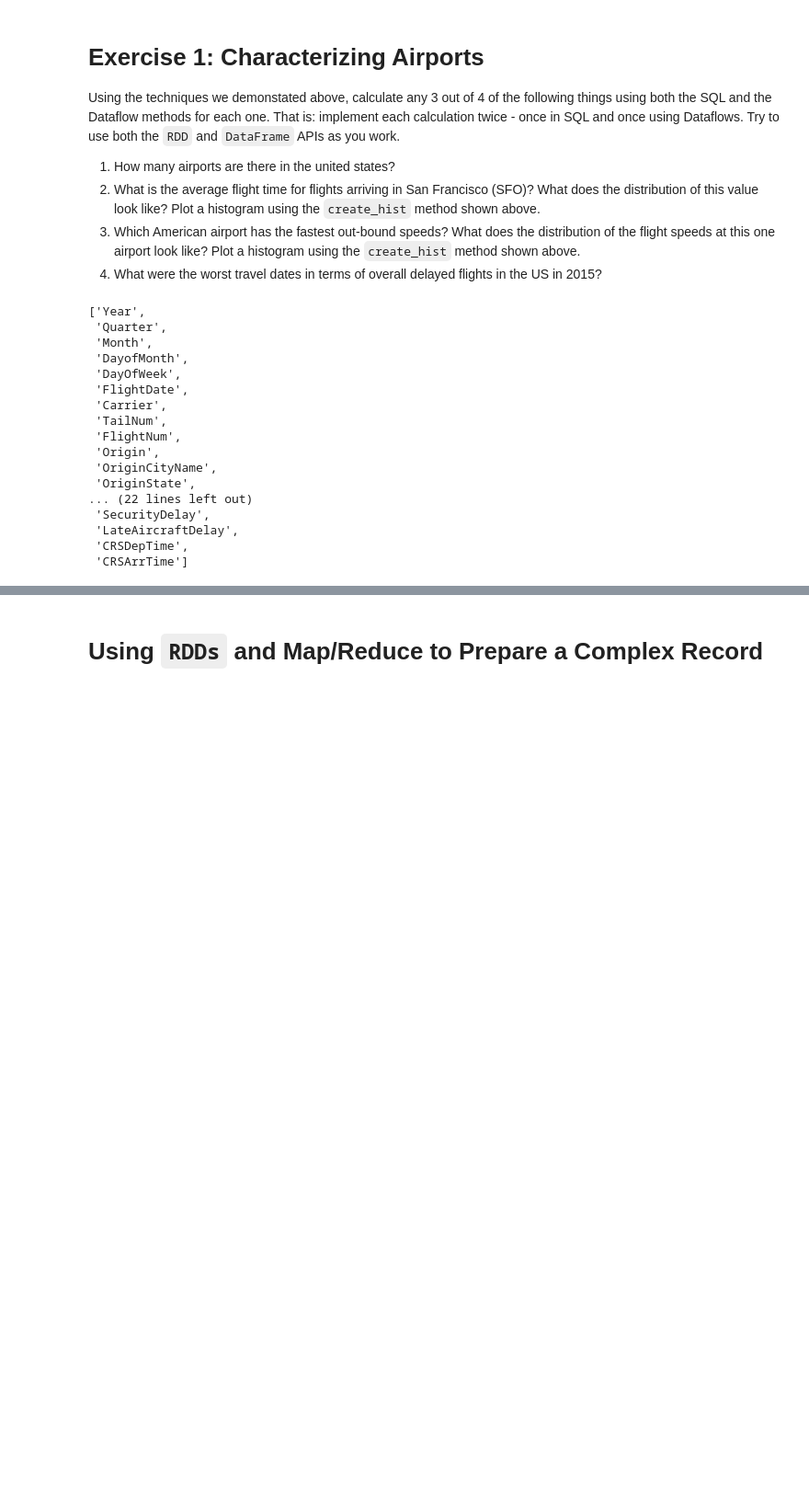
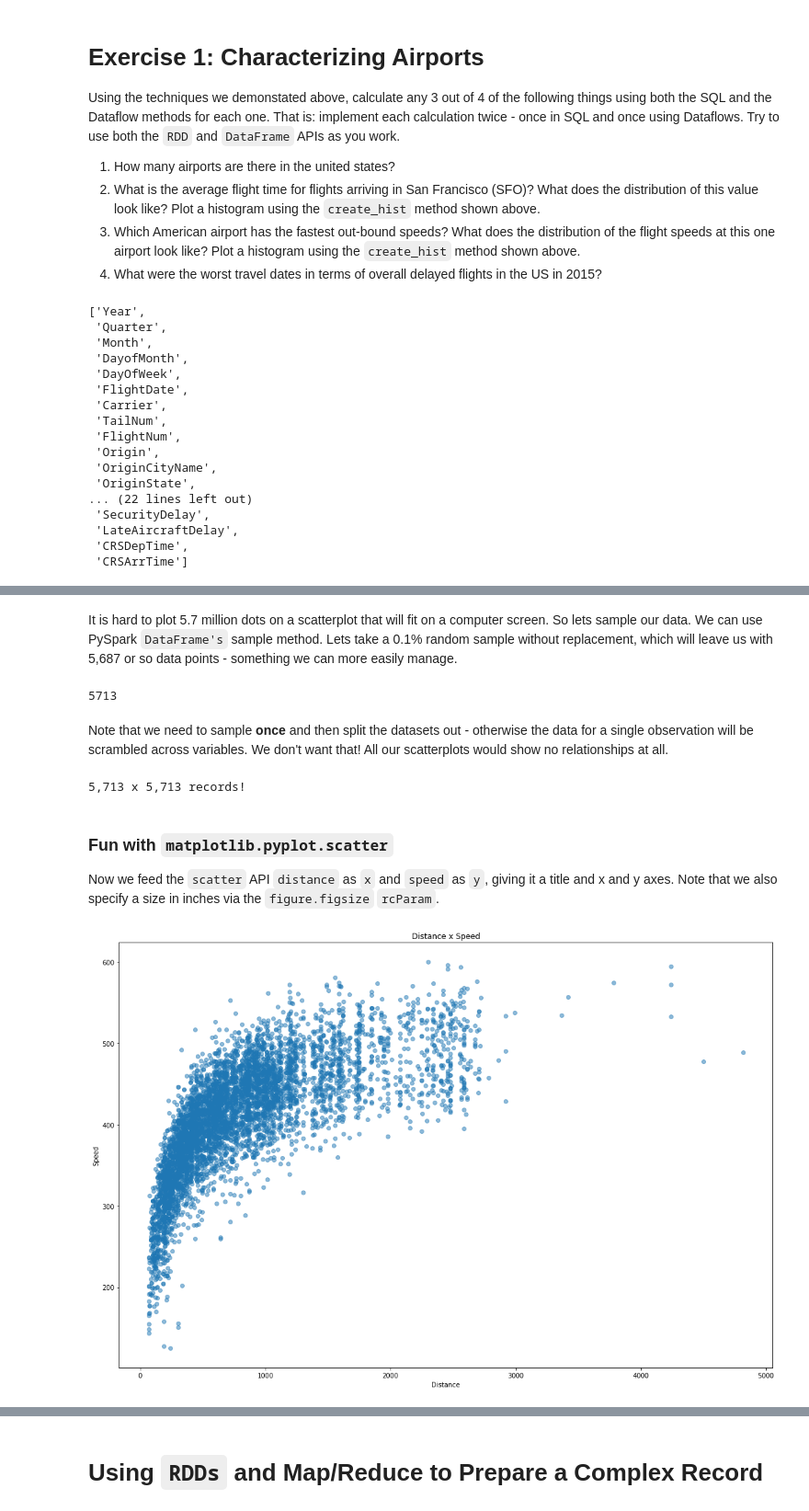
Before and after one commit to xavierlarriva/Agile_Data_Code_2, a Jupyter notebook: ch02/Introduction to PySpark.ipynb, the cells around one changed output, grey strips where cells are left out. Shown at 92% size. Drawn from its saved outputs; the diff is of its cells as text; code cells hidden in the pictures; blank space fills up the shorter version.

Commit message:
Added scatterplot calculation

```diff
--- a/ch02/Introduction to PySpark.ipynb
+++ b/ch02/Introduction to PySpark.ipynb
@@ -567,0 +574,9 @@ on_time_dataframe.columns
+# %%
+mph = spark.sql("""
+SELECT
+    Distance,
+    ( Distance / ( AirTime/60 ) ) AS Mph
+FROM on_time_performance
+WHERE AirTime IS NOT NULL
+""")
+mph.show(10)
@@ -567,0 +653,41 @@ on_time_dataframe.columns
+# %% [markdown]
+It is hard to plot 5.7 million dots on a scatterplot that will fit on a computer screen. So lets sample our data. We can use PySpark `DataFrame's` sample method. Lets take a 0.1% random sample without replacement, which will leave us with 5,687 or so data points - something we can more easily manage.
+# %%
+sample = mph.sample(False, 0.001)
+sample.count()
+# %% [output]
+5713
+# %% [markdown]
+Note that we need to sample __once__ and then split the datasets out - otherwise the data for a single observation will be scrambled across variables. We don't want that! All our scatterplots would show no relationships at all.
+# %%
+speed = sample.select("Mph").rdd.flatMap(lambda x: x).collect()
+distance = sample.select("Distance").rdd.flatMap(lambda x: x).collect()
+print("{:,} x {:,} records!".format(
+    len(speed),
+    len(distance)
+))
+# %% [output]
+5,713 x 5,713 records!
+# %% [markdown]
+### Fun with `matplotlib.pyplot.scatter`
+
+Now we feed the `scatter` API `distance` as `x` and `speed` as `y`, giving it a title and x and y axes. Note that we also specify a size in inches via the `figure.figsize` `rcParam`.
+# %%
+%matplotlib inline
+
+import numpy as np
+import matplotlib.pyplot as plt
+
+plt.rcParams["figure.figsize"] = (18,12)
+
+plt.scatter(
+    distance,
+    speed,
+    alpha=0.5
+)
+plt.title("Distance x Speed")
+plt.xlabel("Distance")
+plt.ylabel("Speed")
+plt.show()
+# %% [output]
+[figure, added]
```
Also changed, not shown: parts of 10 cells of this notebook.
